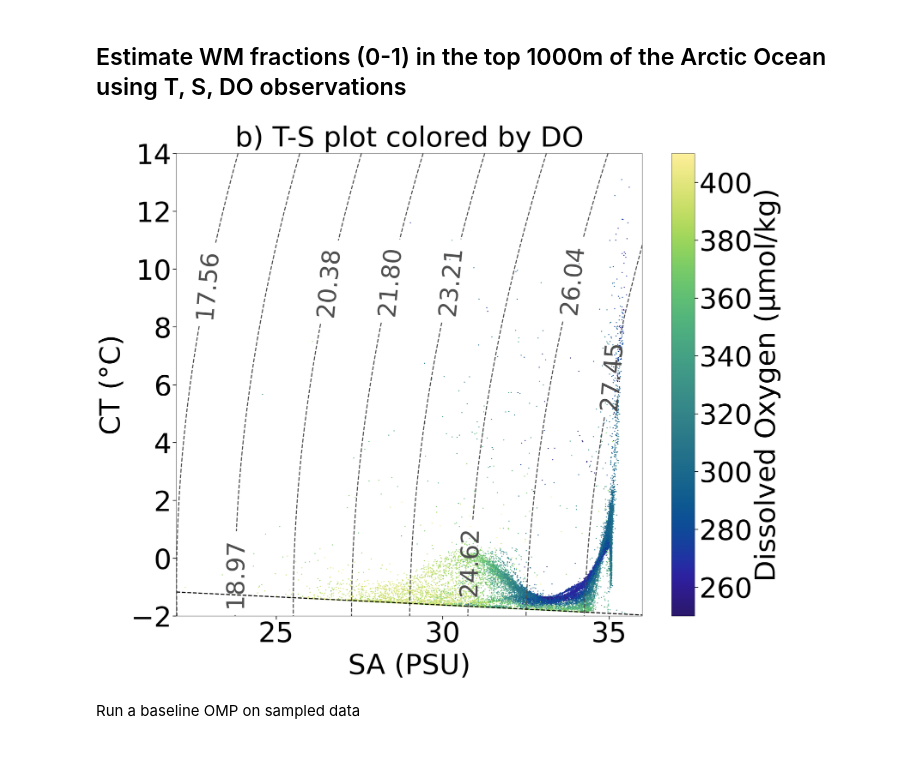
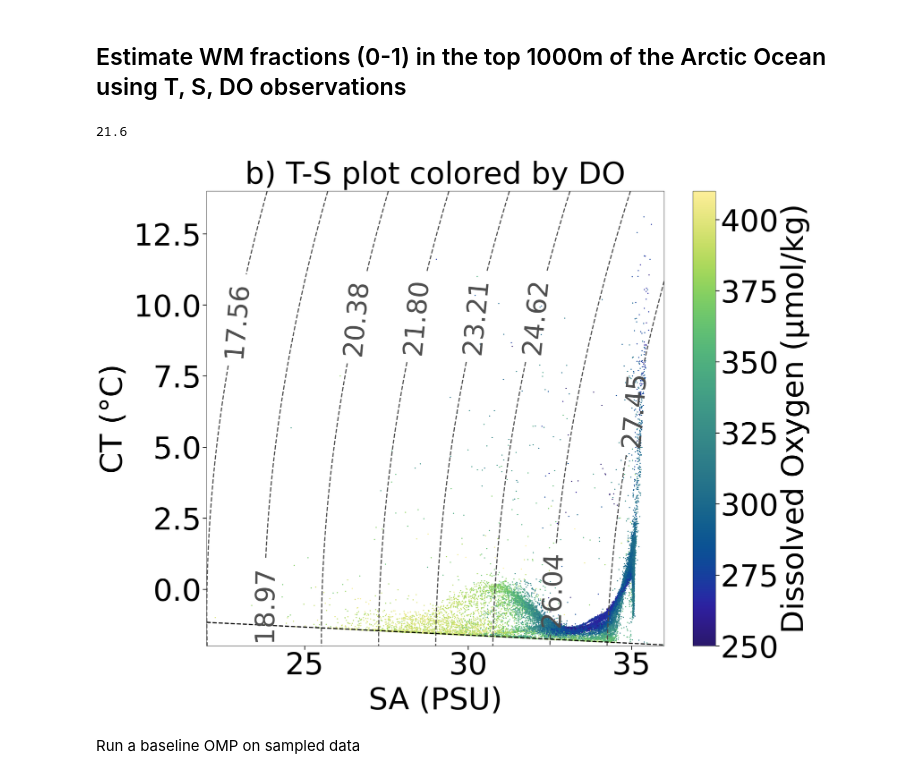
Before and after one commit to KateOglethorpe/WMA_classification, a Jupyter notebook: wma_classification_tool/1_OMP_analysis/OMP_sensitivity_tests.ipynb, the cells around one changed output. Cells and saved outputs as stored; diff of their text form; code cells hidden in the pictures.

```diff
--- a/wma_classification_tool/1_OMP_analysis/OMP_sensitivity_tests.ipynb
+++ b/wma_classification_tool/1_OMP_analysis/OMP_sensitivity_tests.ipynb
@@ -35,6 +35,10 @@ df["mass"] = 1.0
 # %%
 # Subsample 10% of the data for faster sensitivity tests
 df_sampled = df.sample(frac=0.05, random_state=42)
+# %%
+0.9*24
+# %% [output]
+21.6
 # %%
 import matplotlib.pyplot as plt
 import matplotlib.ticker as mticker
@@ -51,7 +55,7 @@ import matplotlib.patches as patches
 
 def create_TS_bivariate_histogram(data):
 
-    fig, ax = plt.subplots(1, 1, figsize=(30, 24))  # Bigger figure size
+    fig, ax = plt.subplots(1, 1, figsize=(27, 21.6))  # Bigger figure size
 
 
     # Scatter plot
@@ -76,34 +80,34 @@ def create_TS_bivariate_histogram(data):
     CT_freezing = gsw.CT_freezing(np.linspace(22, 36, 400), 0, 0)
     ax.plot(
         np.linspace(22, 36, 400), CT_freezing,
         linestyle='--', color='black', linewidth=3, label="Freezing Line"
     )
 
     # Labels and axis limits
     ax.set_xlabel('SA (PSU)', fontsize=80, labelpad=15)
     ax.set_ylabel('CT (\u00b0C)', fontsize=80, labelpad=15)
     ax.set_xlim([22, 36])
     ax.set_ylim([-2, 14])
     ax.tick_params(axis='both', which='major', labelsize=80, width=2, length=10)
 
     # Add title
     ax.set_title('b) T-S plot colored by DO', fontsize=80, pad=20)
 
     # Colorbar
     #cbar = plt.colorbar(hist[3], ax=ax)
     #cbar.set_label('Number of T, S data points', fontsize=70)
     #cbar.ax.tick_params(labelsize=60, width=2, length=10)
 
     # Remove grid
     ax.grid(False)
 
     # Show plot
     plt.show()
     #fig.savefig('/Users/ko389/Documents/T_S_distribution', dpi=300, bbox_inches='tight', transparent=True)
 
 create_TS_bivariate_histogram(df_sampled)
 # %% [output]
-[figure, old version]
+[figure, new version]
 # %% [markdown]
 Run a baseline OMP on sampled data
 # %%
```
Also changed, not shown: parts of 11 cells of this notebook.
